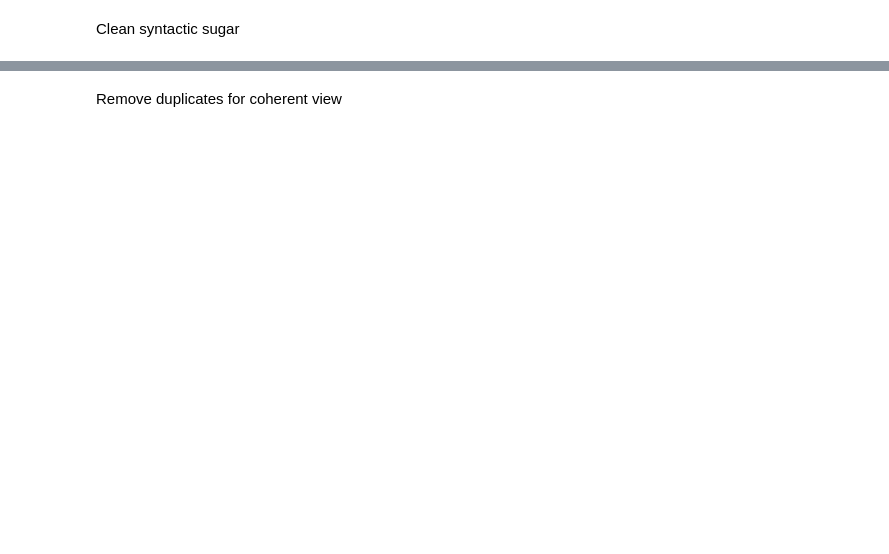
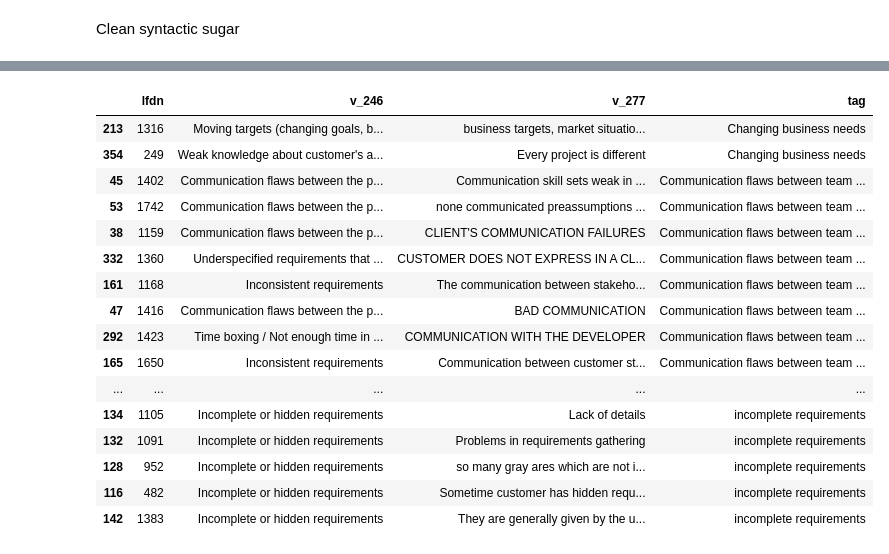
Before and after one commit to NaPiRE/napire2018, a Jupyter notebook: notebooks/freetext/03_validation.ipynb, the cells around one changed output, grey strips where cells are left out. Saved outputs shown, nothing was run; the diff lists cells and outputs as text; code cells hidden in the pictures; blank space fills up the shorter version.

```diff
--- a/notebooks/freetext/03_validation.ipynb
+++ b/notebooks/freetext/03_validation.ipynb
@@ -123,2 +115,0 @@ df.sort_values('tag')
-# %% [markdown]
-Remove duplicates for coherent view
@@ -130,0 +116,24 @@ df.to_csv('../../data/freetext_coded/validation/v_277_with_246_total_365_validat
+# %%
+df_v277 = df_v277.fillna("NEEDS CODING") # fill empty values
+# %%
+df_v277['tag'] = [str(x).split(':')[-1].lstrip() for x in df_v277['tag']] #Remove whitespaces and kill categories
+# %%
+df_v277.sort_values('tag')
+# %% [output]
+|  | lfdn | v_246 | v_277 | tag |
+| 213 | 1316 | Moving targets (changing goals, b... | business targets, market situatio... | Changing business needs |
+| 354 | 249 | Weak knowledge about customer's a... | Every project is different | Changing business needs |
+| 45 | 1402 | Communication flaws between the p... | Communication skill sets weak in ... | Communication flaws between team ... |
+| 53 | 1742 | Communication flaws between the p... | none communicated preassumptions ... | Communication flaws between team ... |
+| 38 | 1159 | Communication flaws between the p... | CLIENT'S COMMUNICATION FAILURES | Communication flaws between team ... |
+| 332 | 1360 | Underspecified requirements that ... | CUSTOMER DOES NOT EXPRESS IN A CL... | Communication flaws between team ... |
+| 161 | 1168 | Inconsistent requirements | The communication between stakeho... | Communication flaws between team ... |
+| 47 | 1416 | Communication flaws between the p... | BAD COMMUNICATION | Communication flaws between team ... |
+| 292 | 1423 | Time boxing / Not enough time in ... | COMMUNICATION WITH THE DEVELOPER | Communication flaws between team ... |
+| 165 | 1650 | Inconsistent requirements | Communication between customer st... | Communication flaws between team ... |
+| ... | ... | ... | ... | ... |
+| 134 | 1105 | Incomplete or hidden requirements | Lack of details | incomplete requirements |
+| 132 | 1091 | Incomplete or hidden requirements | Problems in requirements gathering | incomplete requirements |
+| 128 | 952 | Incomplete or hidden requirements | so many gray ares which are not i... | incomplete requirements |
+| 116 | 482 | Incomplete or hidden requirements | Sometime customer has hidden requ... | incomplete requirements |
+| 142 | 1383 | Incomplete or hidden requirements | They are generally given by the u... | incomplete requirements |
```
Also changed, not shown: parts of 162 cells of this notebook, 2 other files.
